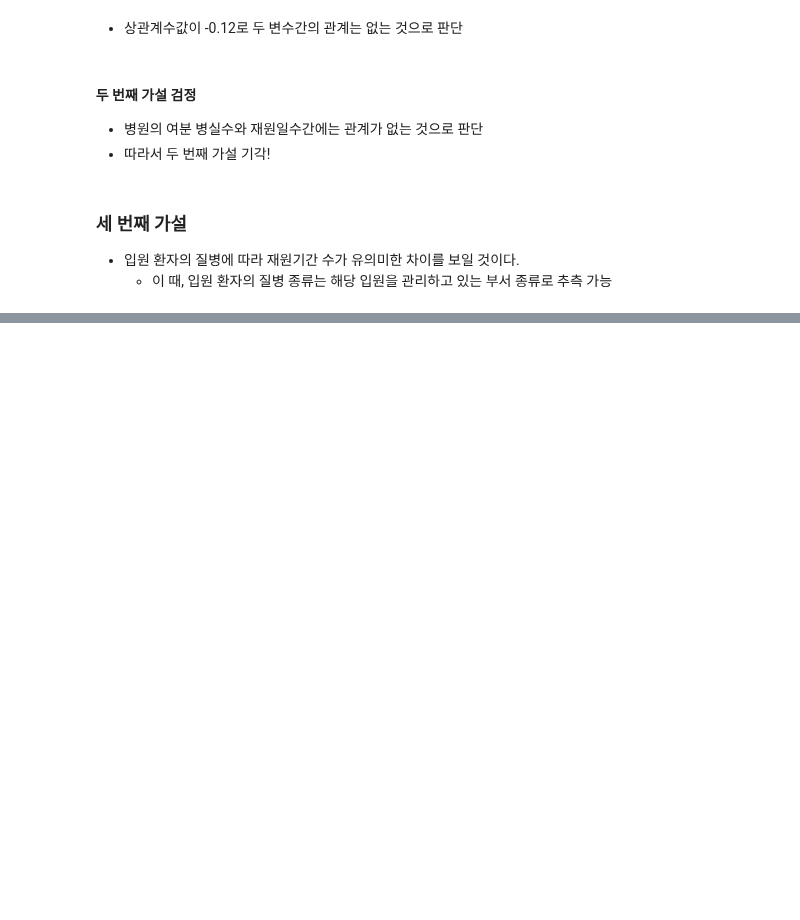
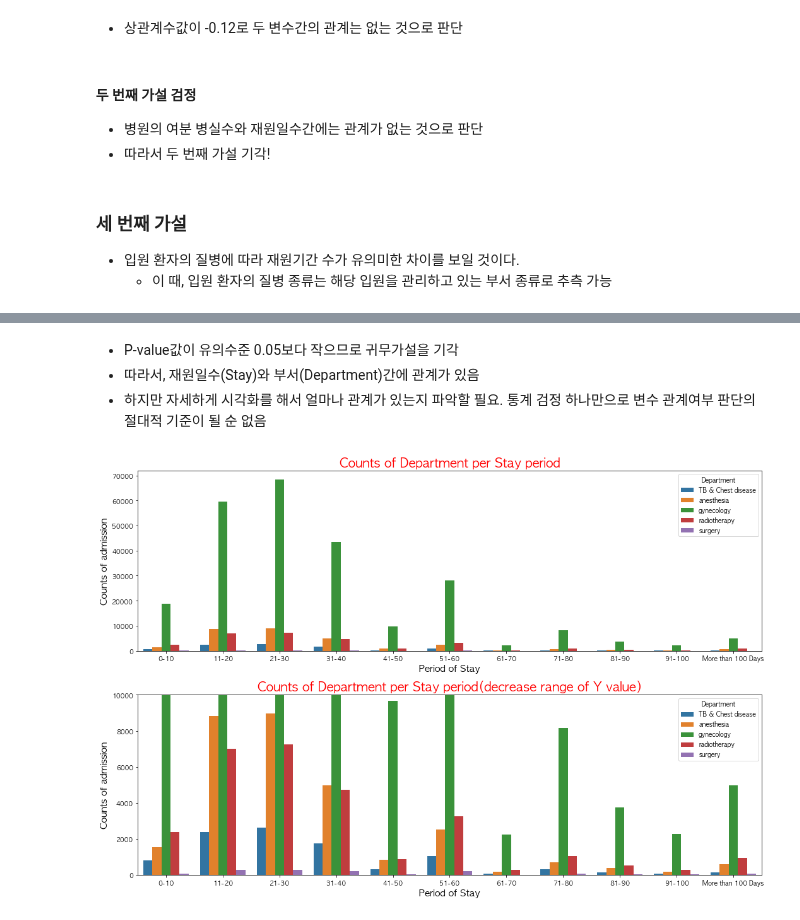
Before and after one commit to young-hun-jo/DataAnalysis, a Jupyter notebook: healthcare_los/analysis_myself.ipynb, the cells around one changed output, grey strips where cells are left out. Cells and saved outputs as stored; diff of their text form; code cells hidden in the pictures; blank space fills up the shorter version.

```diff
--- a/healthcare_los/analysis_myself.ipynb
+++ b/healthcare_los/analysis_myself.ipynb
@@ -433,0 +497,5 @@ sns.heatmap(corr, cmap='Blues', annot=True)
+# %%
+department = train[['Department','Stay']]
+group_df = department.groupby(['Stay','Department']).agg({'Department':'count'}).rename(columns={'Department':'count'}).reset_index()
+pivot_df = pd.pivot_table(data=group_df, index='Stay', values='count', columns='Department')
+pivot_df.head()
@@ -433,0 +554,23 @@ sns.heatmap(corr, cmap='Blues', annot=True)
+# %% [markdown]
+- P-value값이 유의수준 0.05보다 작으므로 귀무가설을 기각
+- 따라서, 재원일수(Stay)와 부서(Department)간에 관계가 있음
+- 하지만 자세하게 시각화를 해서 얼마나 관계가 있는지 파악할 필요. 통계 검정 하나만으로 변수 관계여부 판단의 절대적 기준이 될 순 없음
+# %%
+# 부서별로 재원일수의 빈도수를 살펴보자
+fig, axes = plt.subplots(figsize=(15,10), ncols=1, nrows=2)
+sns.barplot(data=group_df, x='Stay', y='count', hue='Department', ax=axes[0])
+sns.barplot(data=group_df, x='Stay', y='count', hue='Department', ax=axes[1])
+
+axes[0].set_title('Counts of Department per Stay period', fontsize=20, color='red')
+axes[0].set_xlabel('Period of Stay', fontsize=15)
+axes[0].set_ylabel('Counts of admission', fontsize=15)
+
+axes[1].set_title('Counts of Department per Stay period(decrease range of Y value)', fontsize=20, color='red')
+axes[1].set_xlabel('Period of Stay', fontsize=15)
+axes[1].set_ylabel('Counts of admission', fontsize=15)
+axes[1].set_ylim(0, 10000)
+
+plt.tight_layout()
+plt.show()
+# %% [output]
+[figure, added]
```
Also changed, not shown: parts of 20 cells of this notebook.
